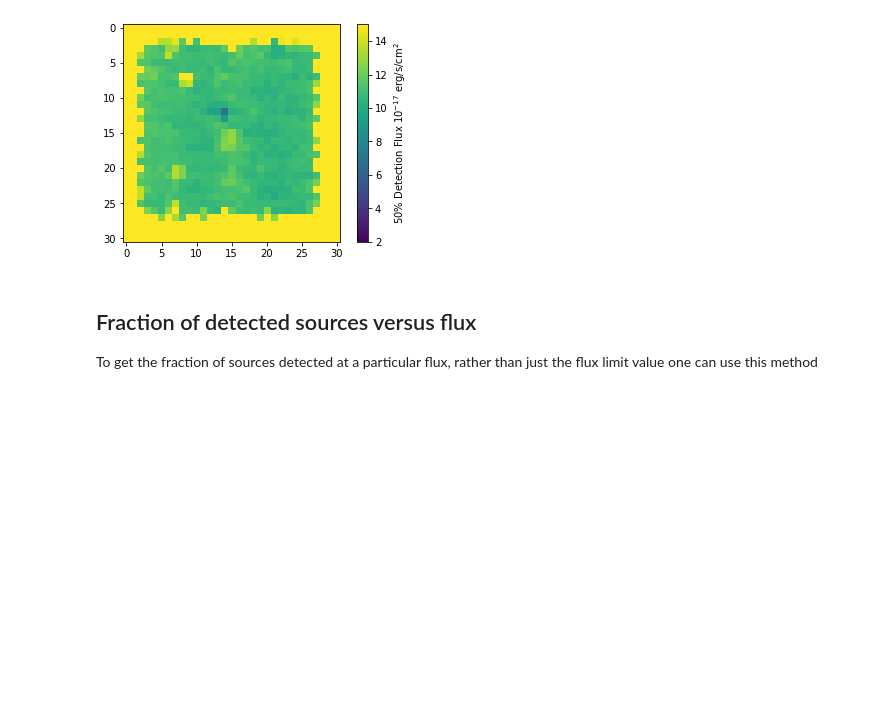
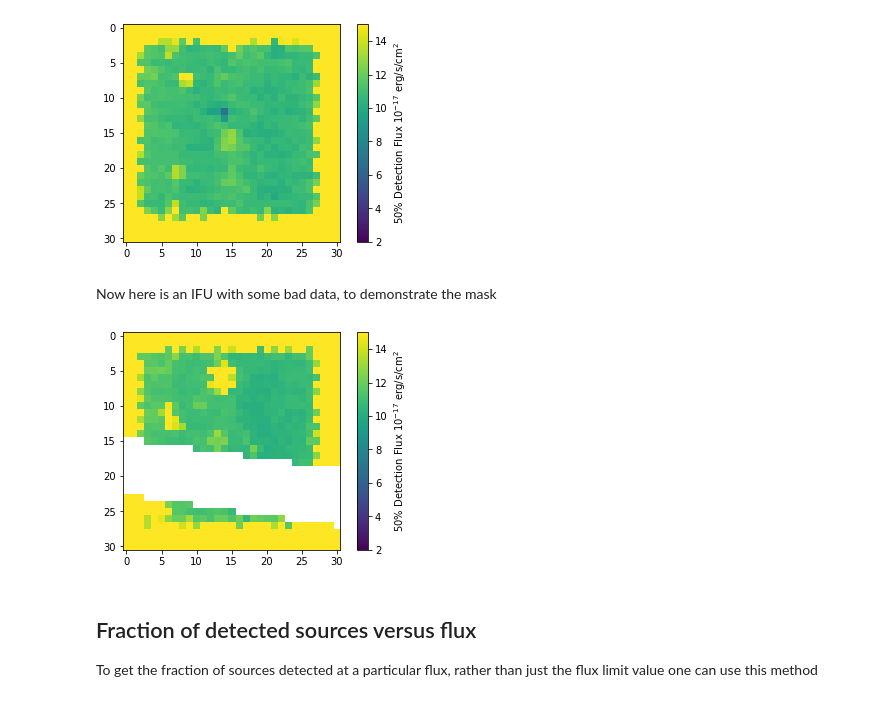
Before and after one commit to HETDEX/hetdex_api, a Jupyter notebook: notebooks/04-Getting_Flux_Limits_from_the_HDF5_Files.ipynb, the cells around one changed output. Drawn from its saved outputs; the diff is of its cells as text; code cells hidden in the pictures; blank space fills up the shorter version.

```diff
--- a/notebooks/04-Getting_Flux_Limits_from_the_HDF5_Files.ipynb
+++ b/notebooks/04-Getting_Flux_Limits_from_the_HDF5_Files.ipynb
@@ -41,7 +42,10 @@ Let pick datevobs ``20190209v024`` as an example. We'll load the latest version,
 # %%
 datevobs = "20190209v024"
+datevobs_with_bad_data = "20190108v013"
 hdf_filename_hdr1 = return_sensitivity_hdf_path(datevobs, release="hdr1")
-hdf_filename_hdr2pt1 = return_sensitivity_hdf_path(datevobs, release="hdr2.1")
+hdf_filename_hdr2pt1, mask_fn = return_sensitivity_hdf_path(datevobs, release="hdr2.1", return_mask_fn=True)
+hdf_filename_hdr2pt1_bad, mask_fn_bad = return_sensitivity_hdf_path(datevobs_with_bad_data, release="hdr2.1", \
+                                                                    return_mask_fn=True)
 # %% [markdown]
 ## New: Choosing your data release model
 # %% [markdown]
@@ -55,7 +59,10 @@ The call is different for HDR2.1, as aperture corrections are already applied, s
 hdfcont_hdr2 = SensitivityCubeHDF5Container(filename=hdf_filename_hdr2pt1)
 # or to be explicit
 hdfcont_hdr2 = SensitivityCubeHDF5Container(filename=hdf_filename_hdr2pt1, aper_corr=1.0,
-                                            flim_model="hdr2pt1")
+                                            flim_model="hdr2pt1", mask_filename=mask_fn)
+
+hdfcont_hdr2_bad = SensitivityCubeHDF5Container(filename=hdf_filename_hdr2pt1_bad, aper_corr=1.0,
+                                                flim_model="hdr2pt1", mask_filename=mask_fn_bad)
 # %%
 print(hdf_filename_hdr2pt1)
 # %% [output]
@@ -103,0 +113,2 @@ No nsigma found, assuming nsigma=6.0
+# %%
+scube_bad = hdfcont_hdr2_bad.extract_ifu_sensitivity_cube("ifuslot_022")
@@ -145,6 +181,20 @@ plt.colorbar(label="50% Detection Flux $10^{-17}$ erg/s/cm$^2$")
 plt.clim(2.0, 15)
 # %% [output]
 [figure]
+# %% [markdown]
+Now here is an IFU with some bad data, to demonstrate the mask
+# %%
+# Use WCS to find correct slice
+ix, iy, iz = scube_bad.wcs.all_world2pix(ra, dec, 4750.0, 0)
+#from numpy.ma import nomask
+#scube_bad.sigmas.mask = nomask
+slice_bad = scube_bad.f50_from_noise(scube_bad.sigmas[int(iz), :, :], sncut)
+plt.figure()
+plt.imshow(slice_bad*1e17)
+plt.colorbar(label="50% Detection Flux $10^{-17}$ erg/s/cm$^2$")
+plt.clim(2.0, 15)
+# %% [output]
+[figure, added]
 # %% [markdown]
 ## Fraction of detected sources versus flux
 
```
Also changed, not shown: parts of 8 cells of this notebook, 4 other files.
